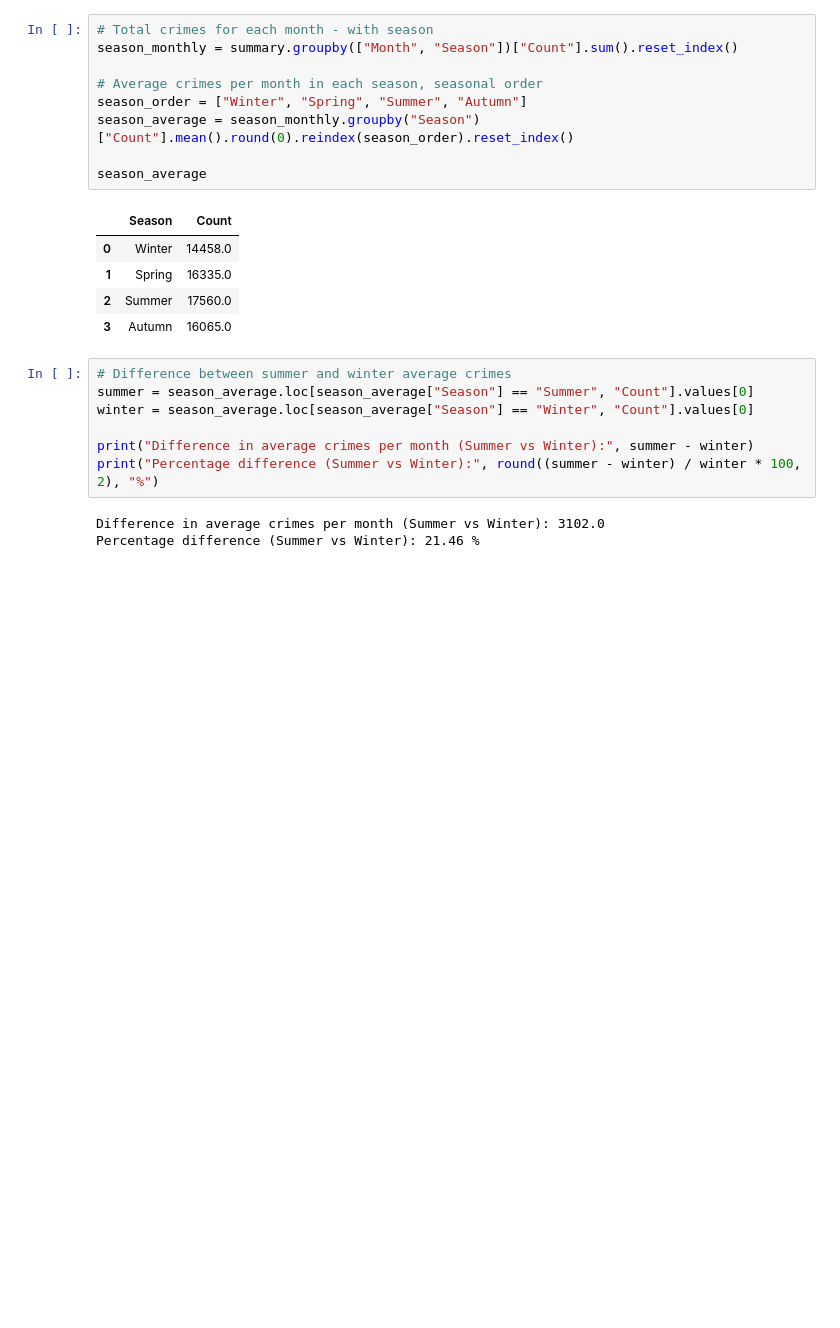
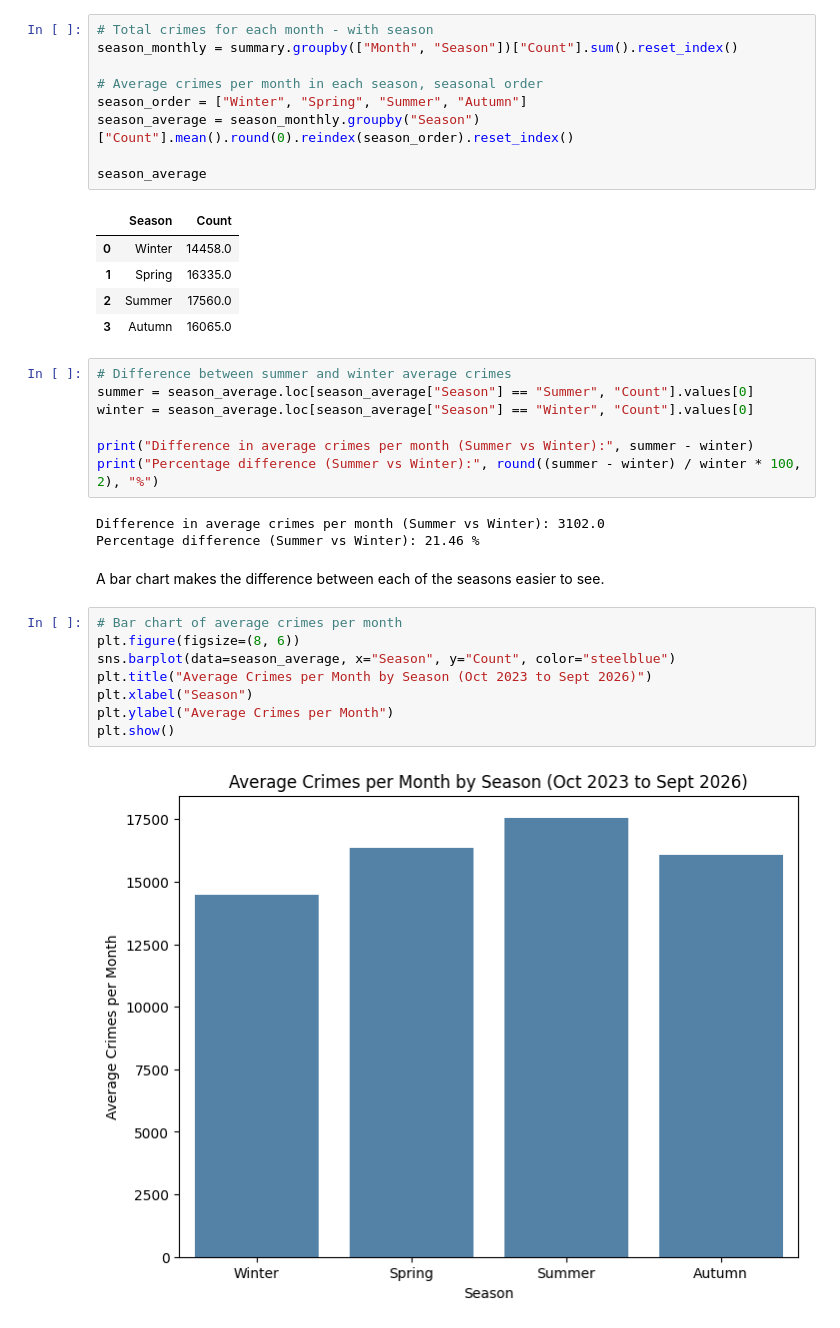
Before and after one commit to danb160/thames-valley-crime-insights, a Jupyter notebook: jupyter_notebooks/02_EDA.ipynb, the cells around one changed output. Saved outputs shown, nothing was run; the diff lists cells and outputs as text; blank space fills up the shorter version.

Commit message:
Add question 4 bar chart, findings and conclusion

```diff
--- a/jupyter_notebooks/02_EDA.ipynb
+++ b/jupyter_notebooks/02_EDA.ipynb
@@ -804,3 +808,15 @@ print("Percentage difference (Summer vs Winter):", round((summer - winter) / win
 # %% [output]
 Difference in average crimes per month (Summer vs Winter): 3102.0
 Percentage difference (Summer vs Winter): 21.46 %
+# %% [markdown]
+A bar chart makes the difference between each of the seasons easier to see.
+# %%
+# Bar chart of average crimes per month
+plt.figure(figsize=(8, 6))
+sns.barplot(data=season_average, x="Season", y="Count", color="steelblue")
+plt.title("Average Crimes per Month by Season (Oct 2023 to Sept 2026)")
+plt.xlabel("Season")
+plt.ylabel("Average Crimes per Month")
+plt.show()
+# %% [output]
+[figure, added]
```
Also changed, not shown: parts of 2 cells of this notebook.
